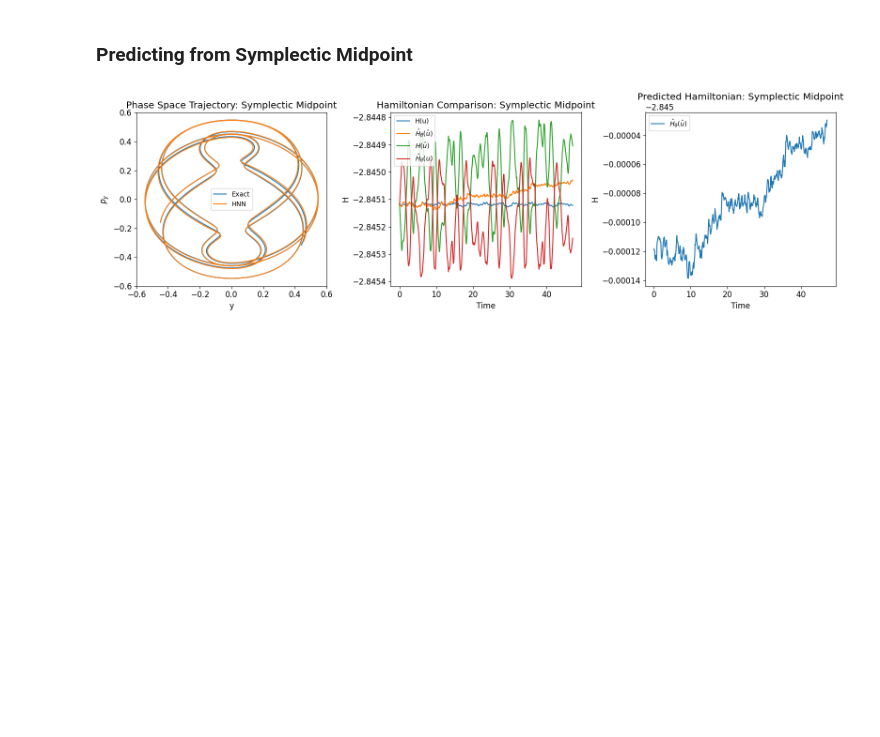
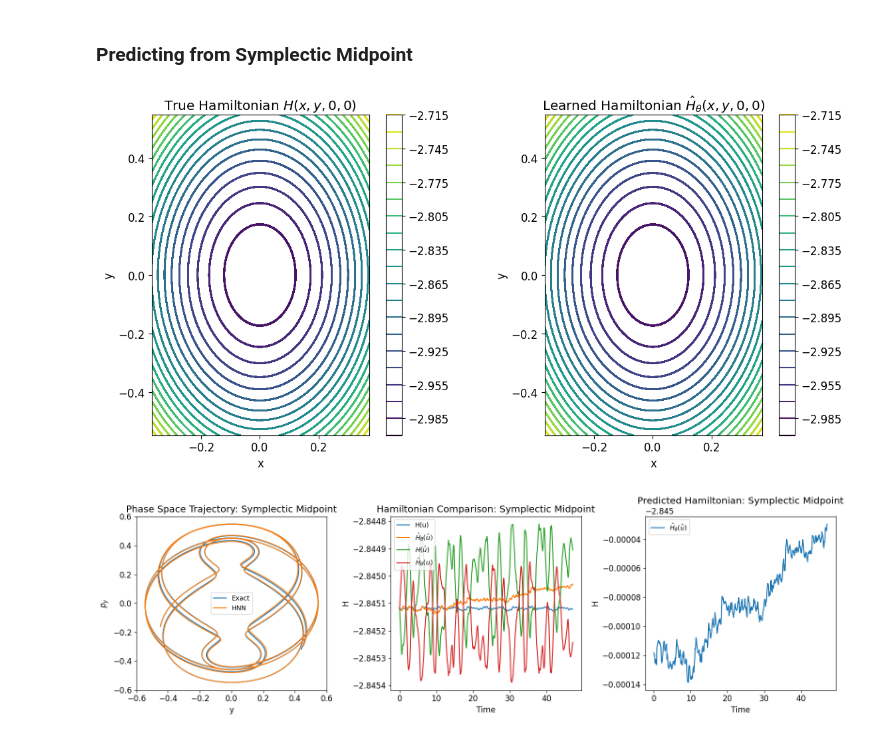
Before and after one commit to sannejamila/HNNs_ODEs, a Jupyter notebook: DoublePendulum.ipynb, the cells around one changed output. Drawn from its saved outputs; the diff is of its cells as text; code cells hidden in the pictures; blank space fills up the shorter version.

```diff
--- a/DoublePendulum.ipynb
+++ b/DoublePendulum.ipynb
@@ -197,6 +242,11 @@ ntrajectories = 1
 (u_start, u_end, _, dt), dudt, u_exact, u0s =  generate_data(system=sys,ntrajectories =ntrajectories, t_sample = t_sample,integrator=integrator,u0s=u0s)
 
 u_phnn_symp, t_sample = model_symp.generate_trajectories(ntrajectories = ntrajectories, t_sample = t_sample,integrator = integrator,u0s=u0s)
+# %%
+u_pred = u_phnn_symp[0].detach().numpy()
+contour_plot_Hamiltonian(model_symp, sys, u_pred)
+# %% [output]
+[figure, added]
 # %%
 fig, ax = plt.subplots(1, 3, figsize=(16, 5))
 y, py = u_exact[0][:, 1], u_exact[0][:, 3]
```
Also changed, not shown: parts of 1 cell of this notebook, 6 other files.
